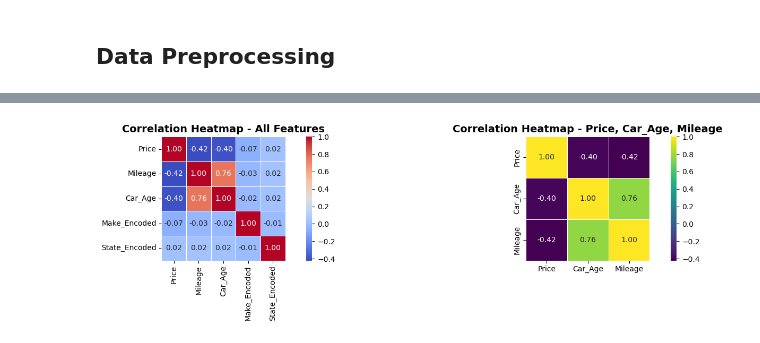
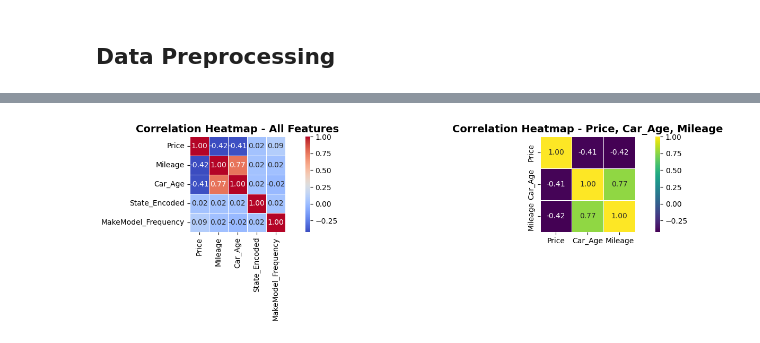
Before and after one commit to prettycoolflacko/Used_car_prediction-DS, a Jupyter notebook: cars.ipynb, the cells around one changed output, grey strips where cells are left out. Saved outputs shown, nothing was run; the diff lists cells and outputs as text; code cells hidden in the pictures.

```diff
--- a/cars.ipynb
+++ b/cars.ipynb
@@ -347,26 +656,29 @@ Outlier price range: $47,988.00 - $499,500.00
 # %%
-# Feature Engineering: Create and encode features
-print("=== FEATURE ENGINEERING ===\n")
+# Feature Engineering Summary
+print("=== FEATURE ENGINEERING SUMMARY ===")
 
-# Create Car_Age feature (more interpretable than Year)
-df_clean['Car_Age'] = 2025 - df_clean['Year']
-print(f"Created Car_Age feature (Range: {df_clean['Car_Age'].min()}-{df_clean['Car_Age'].max()} years)")
+# Car Age (if not already created)
+if 'Car_Age' not in df_clean.columns:
+    df_clean['Car_Age'] = 2025 - df_clean['Year']
 
-# Encode categorical features
-le_make = LabelEncoder()
-le_state = LabelEncoder()
+# State encoding (if not done)
+if 'State_Encoded' not in df_clean.columns:
+    le_state = LabelEncoder()
+    df_clean['State_Encoded'] = le_state.fit_transform(df_clean['State'])
 
-df_clean['Make_Encoded'] = le_make.fit_transform(df_clean['Make'])
-df_clean['State_Encoded'] = le_state.fit_transform(df_clean['State'])
+print(f"✓ Basic Features: Car_Age, State_Encoded")
+print(f"✓ Make+Model Features: MakeModel_Frequency, MakeModel_Frequency_Norm, MakeModel_Encoded")
+print(f"✓ Total Features Available: {df_clean.shape[1]}")
+print(f"✓ Ready for Model Training: {df_clean.shape[0]:,} rows\n")
 
-print(f"Encoded {df_clean['Make'].nunique()} car makes (brands)")
-print(f"Encoded {df_clean['State'].nunique()} US states")
+# Show available features for modeling
+print("📋 Features ready for training:")
+feature_cols = ['Mileage', 'Car_Age', 'State_Encoded',
+                'MakeModel_Frequency', 'MakeModel_Frequency_Norm', 'MakeModel_Encoded']
+for i, feat in enumerate(feature_cols, 1):
+    if feat in df_clean.columns:
+        print(f"  {i}. {feat}")
 
-# Model frequency encoding (captures model popularity)
-# model_freq = df_clean['Model'].value_counts(normalize=True)
-# df_clean['Model_Frequency'] = df_clean['Model'].map(model_freq)
-print(f"Created Model_Frequency feature (popularity score)")
-
-print(f"\nTotal features created: 4")
-print(f"Dataset ready for modeling: {df_clean.shape[0]:,} rows × {df_clean.shape[1]} columns")
+print(f"\n💡 Note: No separate Make_Encoded needed!")
+print(f"   Make+Model_Frequency captures both brand AND model in one feature")
 # %% [output]
@@ -398,22 +702,22 @@ Dataset ready for modeling: 852,092 rows × 11 columns
 # %%
 # Correlation Analysis
 fig, axes = plt.subplots(1, 2, figsize=(15, 4))
 
 # First heatmap - All features
-numerical_cols = ['Price', 'Mileage', 'Car_Age', 'Make_Encoded', 'State_Encoded']
+numerical_cols = ['Price', 'Mileage', 'Car_Age', 'State_Encoded', 'MakeModel_Frequency']
 correlation = df_clean[numerical_cols].corr()
 sns.heatmap(correlation, annot=True, fmt=".2f", cmap='coolwarm', cbar=True,
             square=True, linewidths=0.5, ax=axes[0])
 axes[0].set_title('Correlation Heatmap - All Features', fontsize=14, fontweight='bold')
 
 # Second heatmap - Price, Car_Age, Mileage
 numerical_cols2 = ['Price', 'Car_Age', 'Mileage']
 correlation2 = df_clean[numerical_cols2].corr()
 sns.heatmap(correlation2, annot=True, fmt=".2f", cmap='viridis', cbar=True,
             square=True, linewidths=0.5, ax=axes[1])
 axes[1].set_title('Correlation Heatmap - Price, Car_Age, Mileage', fontsize=14, fontweight='bold')
 
 plt.tight_layout()
 plt.show()
 # %% [output]
-[figure, old version]
+[figure, new version]
```
Also changed, not shown: parts of 58 cells of this notebook, 2 other files.
